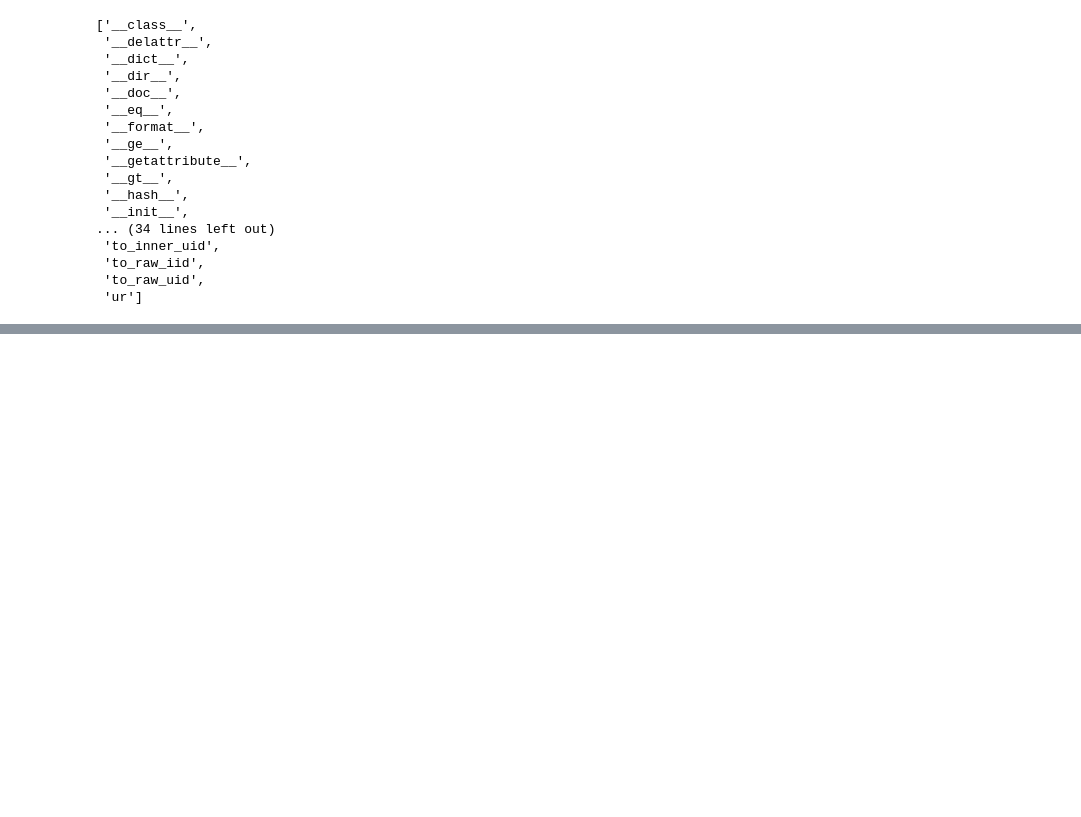
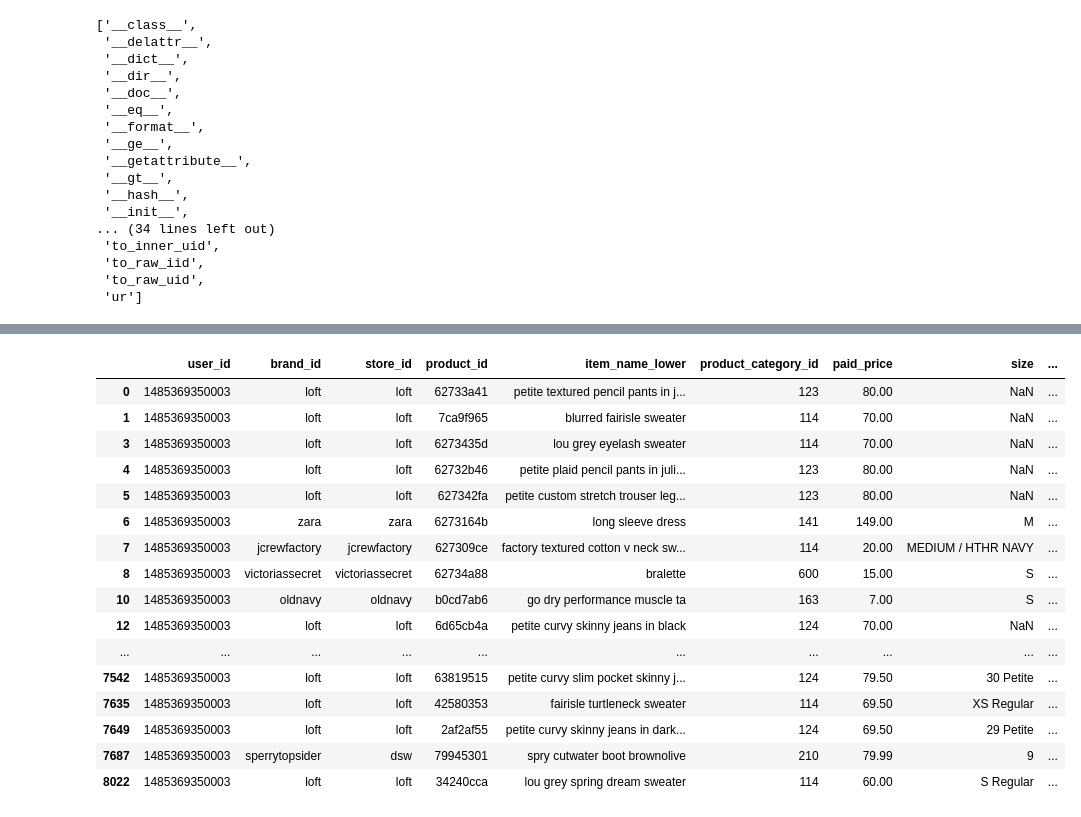
Before and after one commit to radhavrmk/caprs, a Jupyter notebook: code/notebooks/Cap1_charlie.ipynb, the cells around one changed output, grey strips where cells are left out. Saved outputs shown, nothing was run; the diff lists cells and outputs as text; code cells hidden in the pictures; blank space fills up the shorter version.

```diff
--- a/code/notebooks/Cap1_charlie.ipynb
+++ b/code/notebooks/Cap1_charlie.ipynb
@@ -746,0 +758,20 @@ defaultdict(list,
+# %%
+df_items.loc[df_items["user_id"] == "1485369350003"]
+# %% [output]
+|  | user_id | brand_id | store_id | product_id | item_name_lower | product_category_id | paid_price | size | ... |
+| 0 | 1485369350003 | loft | loft | 62733a41 | petite textured pencil pants in j... | 123 | 80.00 | NaN | ... |
+| 1 | 1485369350003 | loft | loft | 7ca9f965 | blurred fairisle sweater | 114 | 70.00 | NaN | ... |
+| 3 | 1485369350003 | loft | loft | 6273435d | lou grey eyelash sweater | 114 | 70.00 | NaN | ... |
+| 4 | 1485369350003 | loft | loft | 62732b46 | petite plaid pencil pants in juli... | 123 | 80.00 | NaN | ... |
+| 5 | 1485369350003 | loft | loft | 627342fa | petite custom stretch trouser leg... | 123 | 80.00 | NaN | ... |
+| 6 | 1485369350003 | zara | zara | 6273164b | long sleeve dress | 141 | 149.00 | M | ... |
+| 7 | 1485369350003 | jcrewfactory | jcrewfactory | 627309ce | factory textured cotton v neck sw... | 114 | 20.00 | MEDIUM / HTHR NAVY | ... |
+| 8 | 1485369350003 | victoriassecret | victoriassecret | 62734a88 | bralette | 600 | 15.00 | S | ... |
+| 10 | 1485369350003 | oldnavy | oldnavy | b0cd7ab6 | go dry performance muscle ta | 163 | 7.00 | S | ... |
+| 12 | 1485369350003 | loft | loft | 6d65cb4a | petite curvy skinny jeans in black | 124 | 70.00 | NaN | ... |
+| ... | ... | ... | ... | ... | ... | ... | ... | ... | ... |
+| 7542 | 1485369350003 | loft | loft | 63819515 | petite curvy slim pocket skinny j... | 124 | 79.50 | 30 Petite | ... |
+| 7635 | 1485369350003 | loft | loft | 42580353 | fairisle turtleneck sweater | 114 | 69.50 | XS Regular | ... |
+| 7649 | 1485369350003 | loft | loft | 2af2af55 | petite curvy skinny jeans in dark... | 124 | 69.50 | 29 Petite | ... |
+| 7687 | 1485369350003 | sperrytopsider | dsw | 79945301 | spry cutwater boot brownolive | 210 | 79.99 | 9 | ... |
+| 8022 | 1485369350003 | loft | loft | 34240cca | lou grey spring dream sweater | 114 | 60.00 | S Regular | ... |
```
Also changed, not shown: parts of 3 cells of this notebook, 3 other files.
